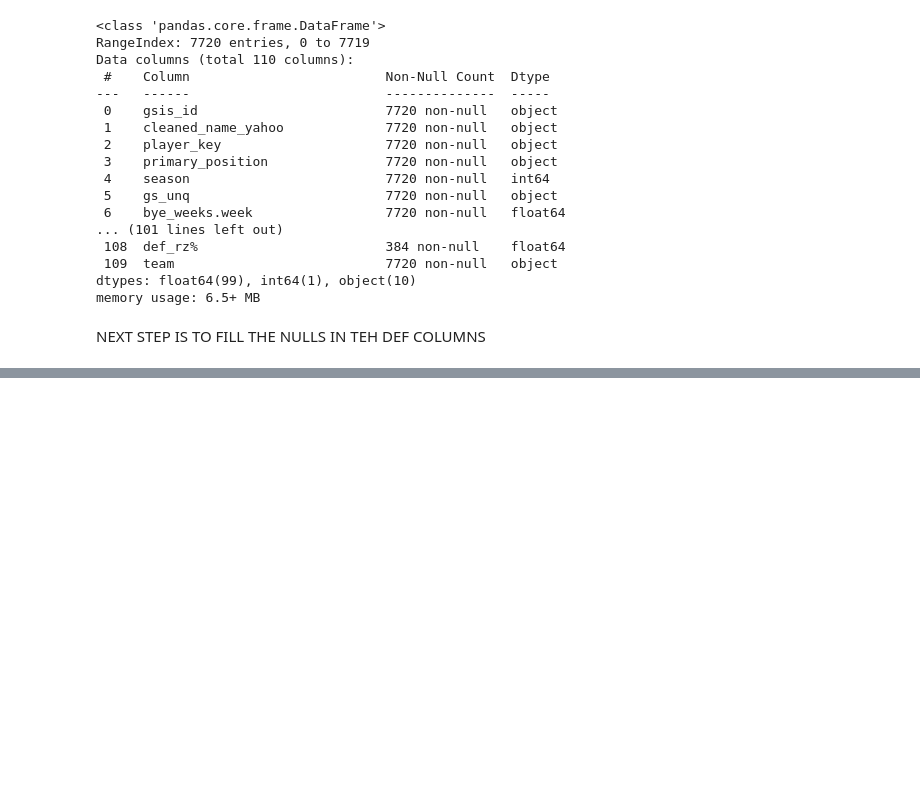
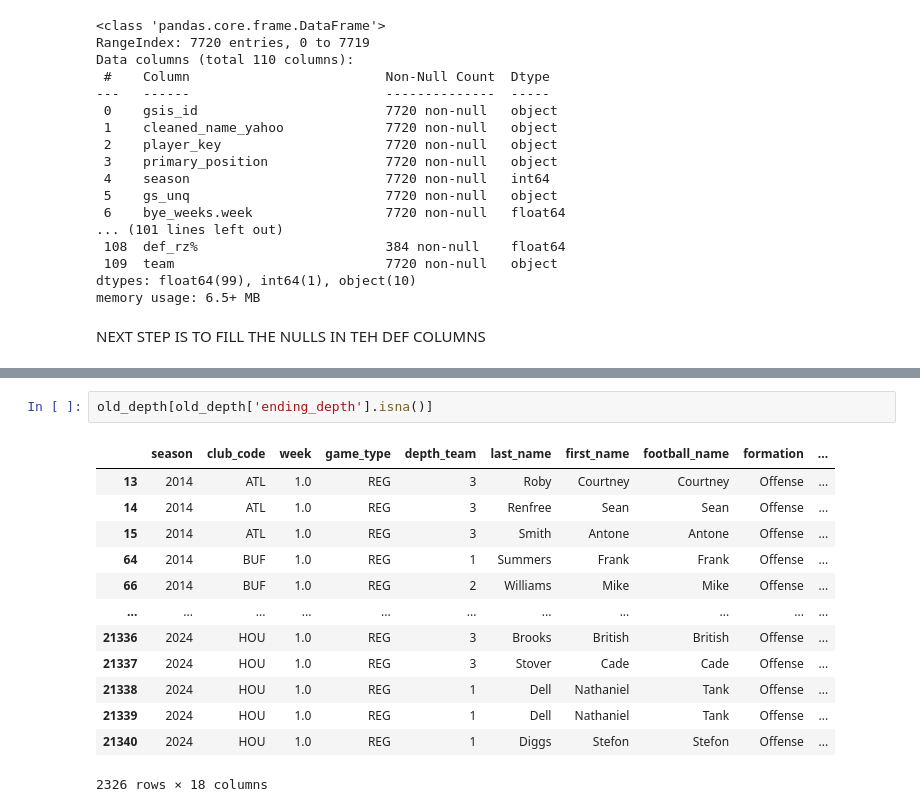
Before and after one commit to nicriv831/Fantasy-Football-Machine, a Jupyter notebook: data_merging.ipynb, the cells around one changed output, grey strips where cells are left out. Cells and saved outputs as stored; diff of their text form; blank space fills up the shorter version.

```diff
--- a/data_merging.ipynb
+++ b/data_merging.ipynb
@@ -923,0 +1384,16 @@ NEXT STEP IS TO FILL THE NULLS IN TEH DEF COLUMNS
+# %%
+old_depth[old_depth['ending_depth'].isna()]
+# %% [output]
+|  | season | club_code | week | game_type | depth_team | last_name | first_name | football_name | formation | ... |
+| 13 | 2014 | ATL | 1.0 | REG | 3 | Roby | Courtney | Courtney | Offense | ... |
+| 14 | 2014 | ATL | 1.0 | REG | 3 | Renfree | Sean | Sean | Offense | ... |
+| 15 | 2014 | ATL | 1.0 | REG | 3 | Smith | Antone | Antone | Offense | ... |
+| 64 | 2014 | BUF | 1.0 | REG | 1 | Summers | Frank | Frank | Offense | ... |
+| 66 | 2014 | BUF | 1.0 | REG | 2 | Williams | Mike | Mike | Offense | ... |
+| ... | ... | ... | ... | ... | ... | ... | ... | ... | ... | ... |
+| 21336 | 2024 | HOU | 1.0 | REG | 3 | Brooks | British | British | Offense | ... |
+| 21337 | 2024 | HOU | 1.0 | REG | 3 | Stover | Cade | Cade | Offense | ... |
+| 21338 | 2024 | HOU | 1.0 | REG | 1 | Dell | Nathaniel | Tank | Offense | ... |
+| 21339 | 2024 | HOU | 1.0 | REG | 1 | Dell | Nathaniel | Tank | Offense | ... |
+| 21340 | 2024 | HOU | 1.0 | REG | 1 | Diggs | Stefon | Stefon | Offense | ... |
+2326 rows × 18 columns
```
Also changed, not shown: parts of 50 cells of this notebook, 4 other files.
